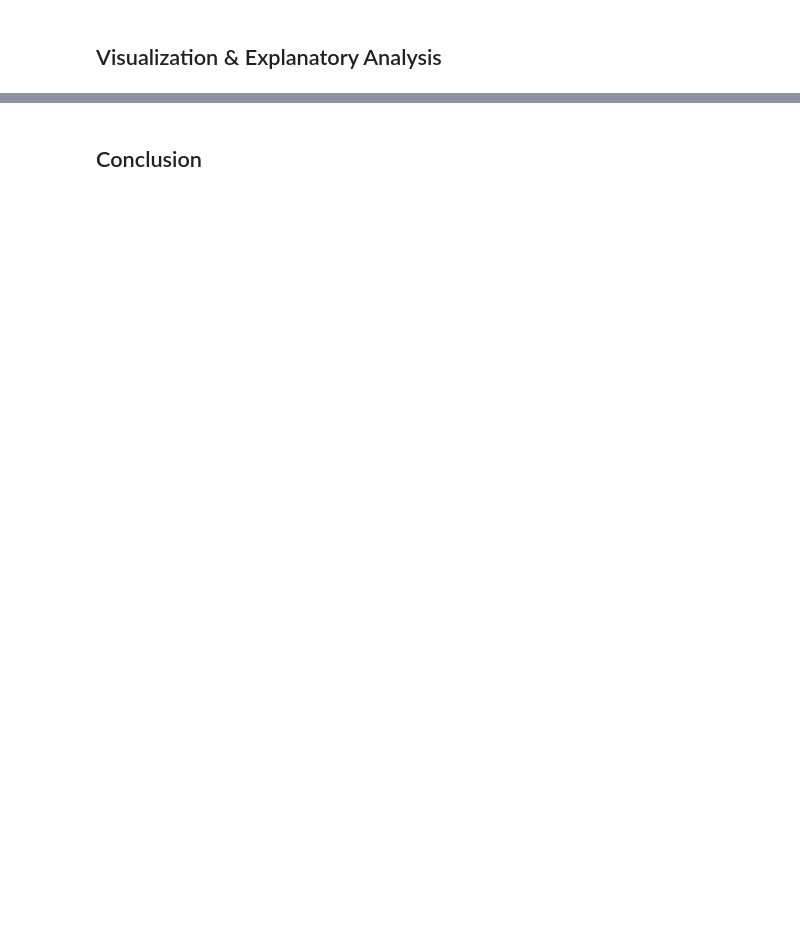
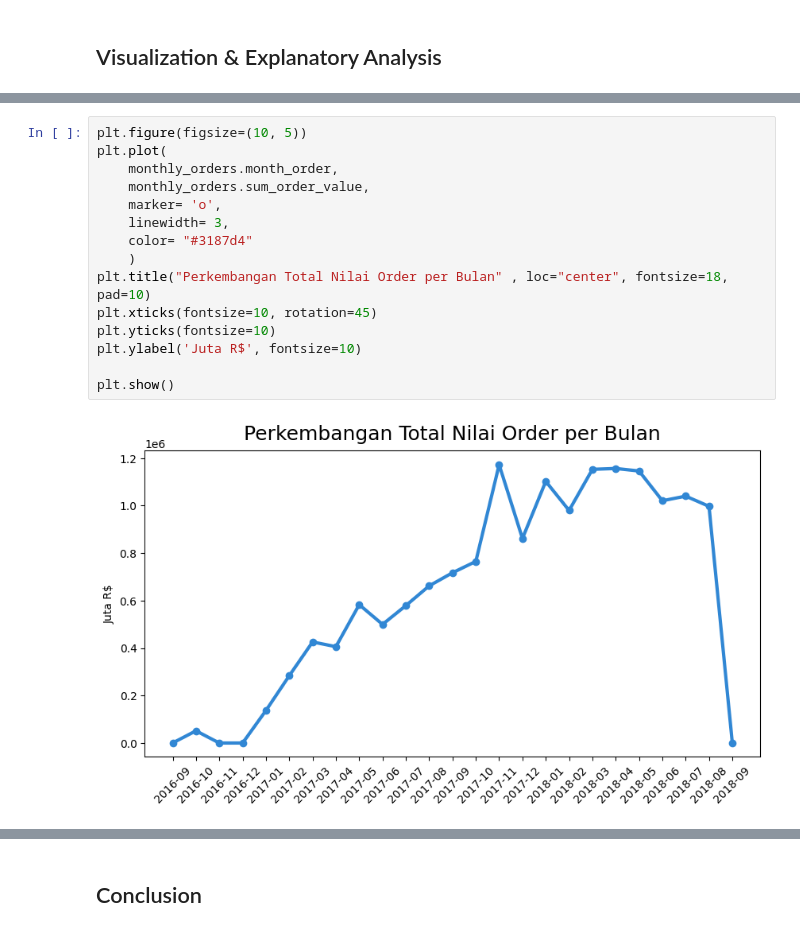
Before and after one commit to danendrafau/ecommerce-dataset, a Jupyter notebook: Proyek_Analisis_Data_ID_Camp_2024.ipynb, the cells around one changed output, grey strips where cells are left out. Saved outputs shown, nothing was run; the diff lists cells and outputs as text; blank space fills up the shorter version.

```diff
--- a/Proyek_Analisis_Data_ID_Camp_2024.ipynb
+++ b/Proyek_Analisis_Data_ID_Camp_2024.ipynb
@@ -64,0 +1120,17 @@ customers_df.head()
+# %%
+plt.figure(figsize=(10, 5))
+plt.plot(
+    monthly_orders.month_order,
+    monthly_orders.sum_order_value,
+    marker= 'o',
+    linewidth= 3,
+    color= "#3187d4"
+    )
+plt.title("Perkembangan Total Nilai Order per Bulan" , loc="center", fontsize=18, pad=10)
+plt.xticks(fontsize=10, rotation=45)
+plt.yticks(fontsize=10)
+plt.ylabel('Juta R$', fontsize=10)
+
+plt.show()
+# %% [output]
+[figure, added]
```
Also changed, not shown: parts of 122 cells of this notebook.
